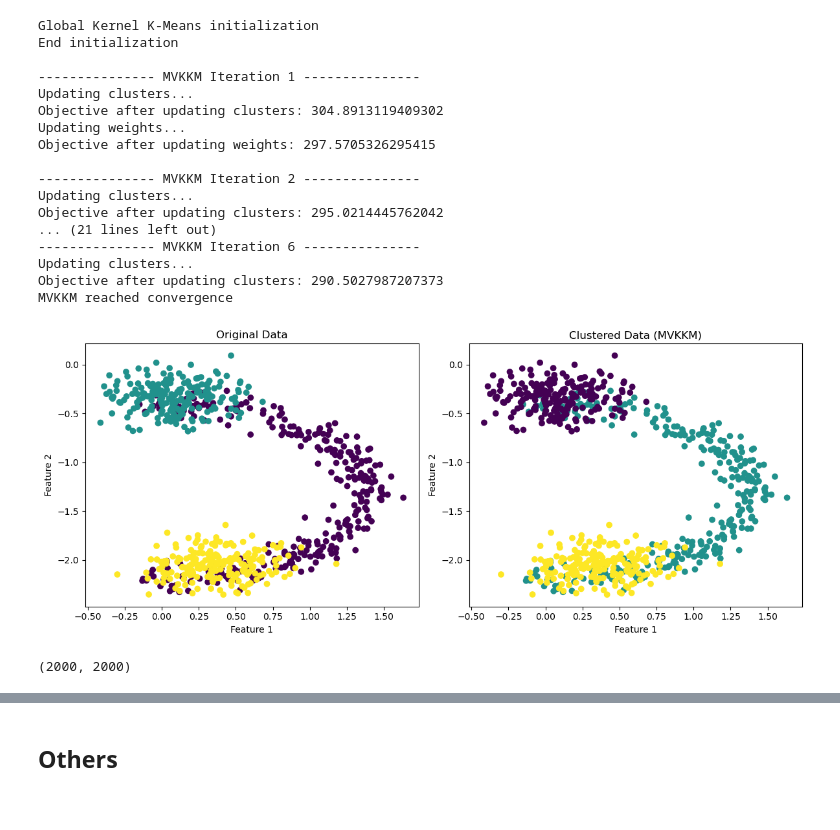
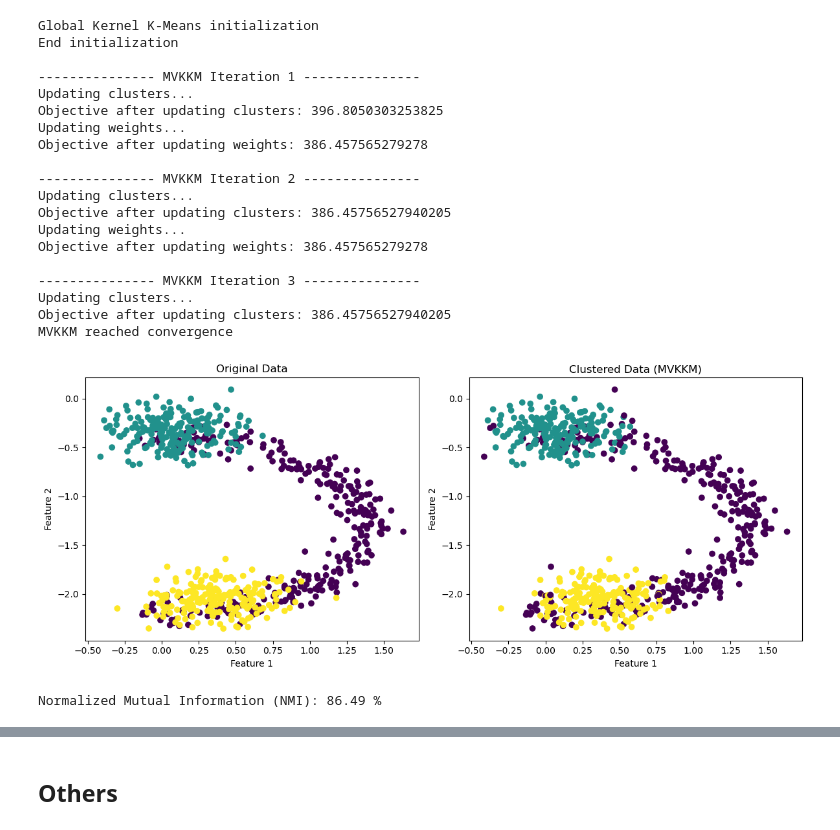
Before and after one commit to mehrbanian/multi-view-clustering-cwk2m, a Jupyter notebook: MVKKM.ipynb, the cells around one changed output, grey strips where cells are left out. Saved outputs shown, nothing was run; the diff lists cells and outputs as text; code cells hidden in the pictures.

```diff
--- a/MVKKM.ipynb
+++ b/MVKKM.ipynb
@@ -284,9 +284,10 @@ data = scipy.io.loadmat('datasets/synthetic_data.mat')
 X1 = data["View_1"]
 X2 = data["View_2"]
 X = [X1, X2]
-y = data["Ground_truth"]
+y = data["Ground_truth"].flatten()
 
-K = np.array(scipy.io.loadmat('datasets/synthetic_data_kernel.mat')['K'])
+# K = np.array(scipy.io.loadmat('datasets/synthetic_data_kernel.mat')['K'])
+K = np.vstack([_pairwise_kernel(X1, kernel="rbf", d=0.1), _pairwise_kernel(X2, kernel="rbf", d=0.1)])
 
 # Run MVKKM
 n_views = 2
@@ -302,51 +303,57 @@ for i in range(n_views):
   K_combined += init_weights[i]**p * K[start:end, :]
 # Initialize with Global K-Means
 print('Global Kernel K-Means initialization')
-init_clusters = global_kernel_k_means(K_combined, np.ones(n_points), n_clusters)
-# init_clusters = np.random.randint(0, n_clusters, n_points)
+# init_clusters = global_kernel_k_means(K_combined, np.ones(n_points), n_clusters)
+init_clusters = np.random.randint(0, n_clusters, n_points)
 print('End initialization\n')
 
 cluster_labels, weights, error = MVKKM(K, n_clusters, n_views, p, init_clusters, init_weights)
 
 # Plot the original data and the clustered data
 plt.figure(figsize=(12, 5))
 plt.subplot(1, 2, 1)
 plt.scatter(X2[:, 0], X2[:, 1], c=y, cmap='viridis')
 plt.title('Original Data')
 plt.xlabel('Feature 1')
 plt.ylabel('Feature 2')
 
 plt.subplot(1, 2, 2)
 plt.scatter(X2[:, 0], X2[:, 1], c=cluster_labels, cmap='viridis')
 plt.title('Clustered Data (MVKKM)')
 plt.xlabel('Feature 1')
 plt.ylabel('Feature 2')
 
 plt.tight_layout()
 plt.show()
 # %% [output]
 Global Kernel K-Means initialization
 End initialization
 
 --------------- MVKKM Iteration 1 ---------------
 Updating clusters...
-Objective after updating clusters: 304.8913119409302
+Objective after updating clusters: 396.8050303253825
 Updating weights...
-Objective after updating weights: 297.5705326295415
+Objective after updating weights: 386.457565279278
 
 --------------- MVKKM Iteration 2 ---------------
 Updating clusters...
-Objective after updating clusters: 295.0214445762042
-... (21 lines left out)
---------------- MVKKM Iteration 6 ---------------
+Objective after updating clusters: 386.45756527940205
+Updating weights...
+Objective after updating weights: 386.457565279278
+
+--------------- MVKKM Iteration 3 ---------------
 Updating clusters...
-Objective after updating clusters: 290.5027987207373
+Objective after updating clusters: 386.45756527940205
 MVKKM reached convergence
-[figure, old version]
+[figure, new version]
-# %%
-K_combined.shape
-# %% [output]
-(2000, 2000)
+# %%
+from sklearn.metrics import normalized_mutual_info_score
+
+# Calculate NMI
+nmi_score = normalized_mutual_info_score(cluster_labels, y)
+print("Normalized Mutual Information (NMI):", np.round(nmi_score * 100, 2), "%")
+# %% [output]
+Normalized Mutual Information (NMI): 86.49 %
 # %%
 import pandas as pd
 
```
Also changed, not shown: parts of 11 cells of this notebook, 7 other files.
